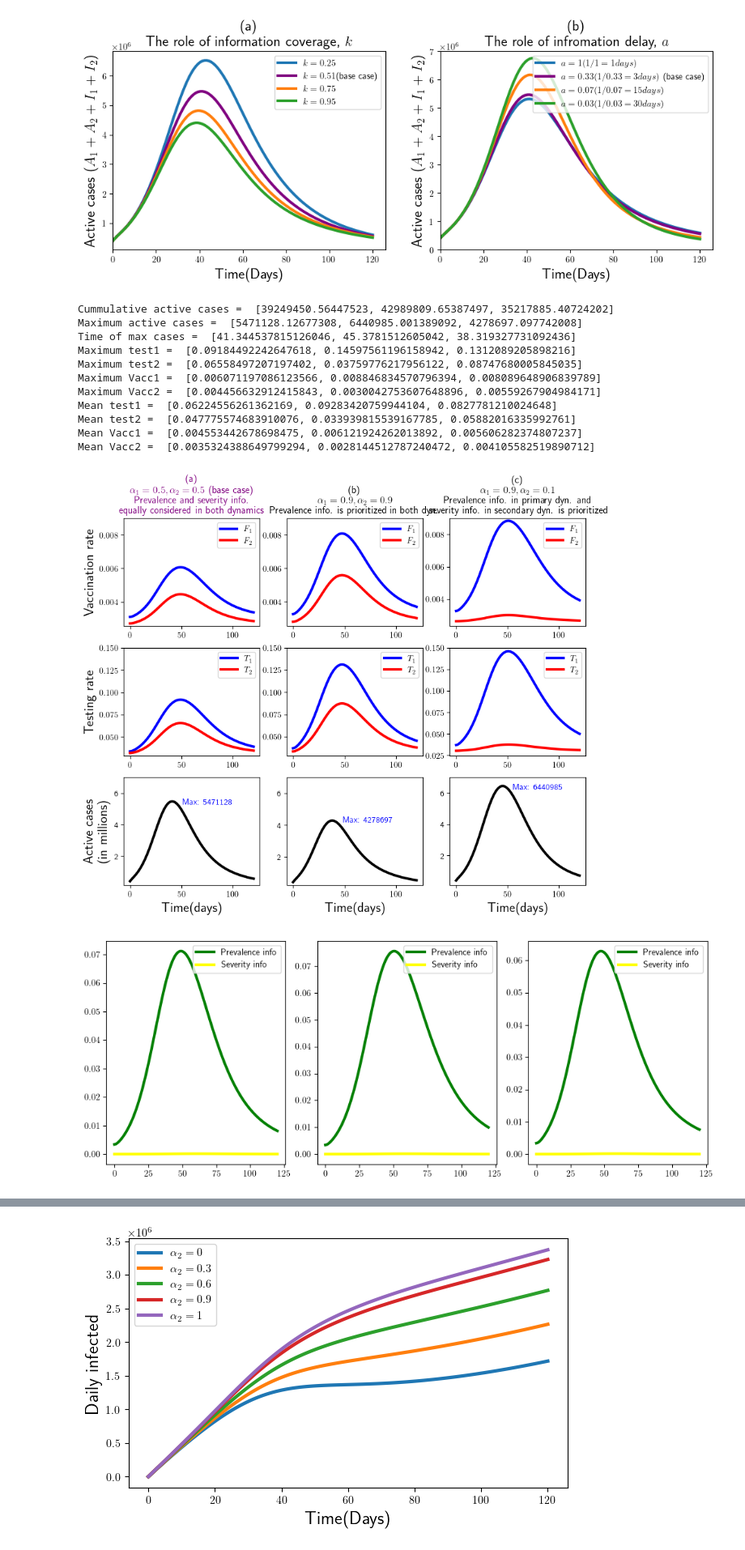
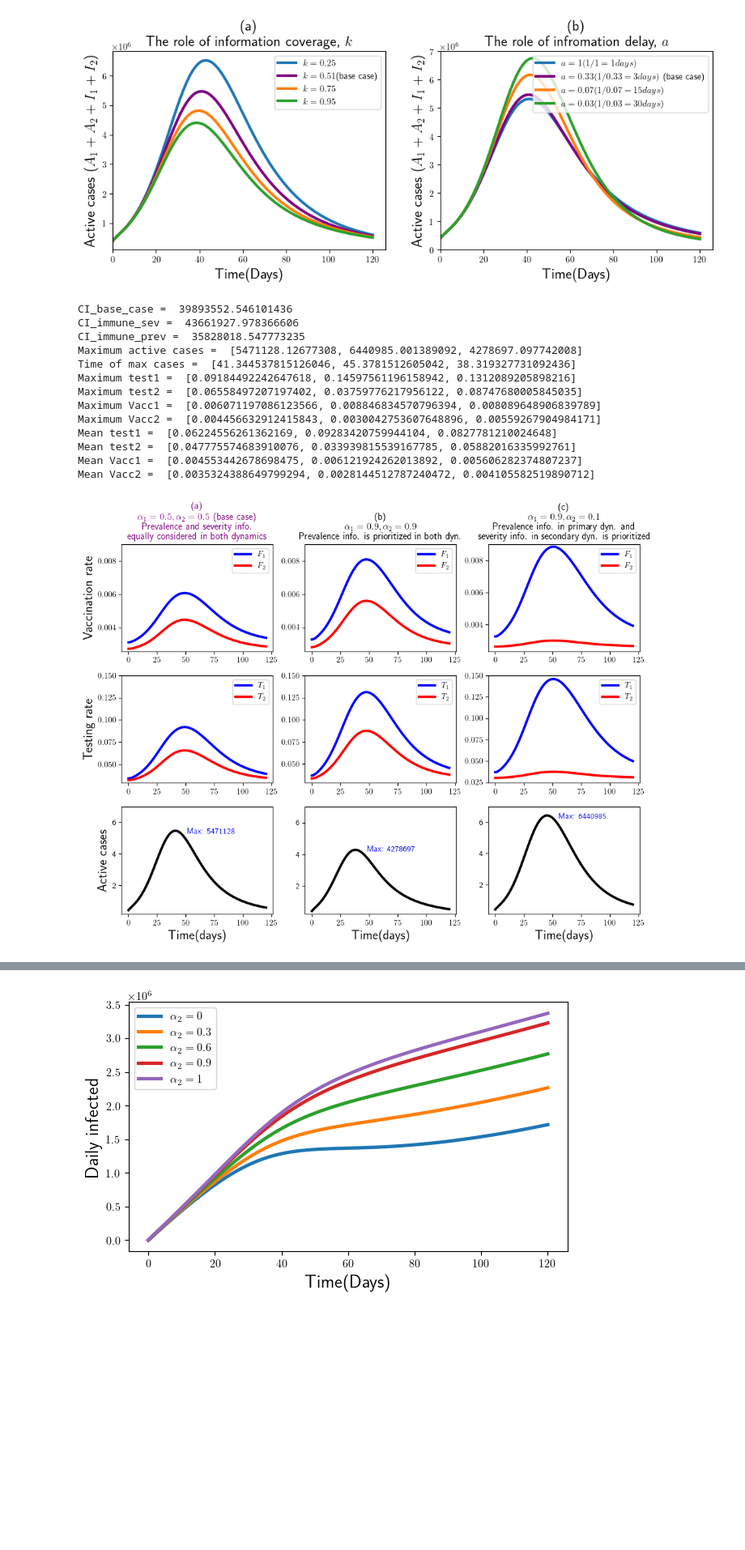
Before and after one commit to UConn-Health-Disease-Modeling/COVID-19-Behavior, a Jupyter notebook: codes/Behavioral_change_param_New_BB.ipynb, the cells around one changed output, grey strips where cells are left out. Shown at 81% size. Cells and saved outputs as stored; diff of their text form; code cells hidden in the pictures; blank space fills up the shorter version.

```diff
--- a/codes/Behavioral_change_param_New_BB.ipynb
+++ b/codes/Behavioral_change_param_New_BB.ipynb
@@ -228,9 +228,11 @@ MeanTest_1 = []; MeanTest_2 =[]
 MaxVac_1 = []; MaxVac_2 = []
 MeanVac_1 = []; MeanVac_2 = []
 Cum_Inc = []
+Cum_infectious1 = np.zeros(len(t));
 alpha = [0.1,0.5,0.9]
 fig, axs = plt.subplots(3,3,figsize=(10,8))
-fig, axs1 = plt.subplots(1,3, figsize =(10,4))
+# fig, axs1 = plt.subplots(1,3, figsize =(10,4))
+# fig, axs2 = plt.subplots(figsize =(10,4))
 for j in [0,1,2]:
     if j == 1:
         alpha1 = alpha[j+1]; alpha2 = alpha[j-1]
@@ -252,6 +254,29 @@ for j in [0,1,2]:
     MeanVac_1.append(np.mean(Vac1)); MeanVac_2.append(np.mean(Vac2))
     Max_cases.append(max(In1)); Time_max.append(t[np.argmax(In1)])
     Cum_Inc.append(np.cumsum(New_active_cases)[-1])
+
+    Cum_infectious1[0] = A1_0 + A2_0 + I1_0 + I2_0; #Cum_tested1[0] = IT1_0 + IT2_0; Cum_hosp1[0] = H_0; Cum_vacc1[0] = V1_0 + V2_0
+
+    for i0 in range(1,len(t)):
+        Test1_1 = T10 + (Tmax -T10)*(alpha1* np.divide(D*x[:i0+1,16],(1+D*x[:i0+1,16])) + (1-alpha1)* np.divide(B*x[:i0+1,17],(1+B*x[:i0+1,17])))
+        Test2_1 = T10 + (Tmax -T10)*(alpha2* np.divide(theta*D*x[:i0+1,16],(1+theta*D*x[:i0+1,16])) + (1-alpha2)* np.divide(theta*B*x[:i0+1,17],(1+theta*B*x[:i0+1,17])))
+
+        Vac1_1 = F10 + (Fmax -F10)*(alpha1*np.divide(Dtilde*x[:i0+1,16],(1+Dtilde*x[:i0+1,16])) + (1-alpha1)*np.divide(Btilde*x[:i0+1,17],(1+Btilde*x[:i0+1,17])))
+        Vac2_1 = F20 + (Fmax -F20)*(alpha2* np.divide(theta*Dtilde*x[:i0+1,16],(1+theta*Dtilde*x[:i0+1,16])) + (1-alpha2)* np.divide(theta*Btilde*x[:i0+1,17],(1+theta*Btilde*x[:i0+1,17])))
+
+        Cum_infectious1[i0] = A1_0 + A2_0 + I1_0 + I2_0 + np.trapz(eps*(x[:i0+1,5] + x[:i0+1,6] ), t[:i0+1])
+
+    if j == 0:
+        CI_base = Cum_infectious1[-1]
+    elif j == 1:
+        CI_immune_sev = Cum_infectious1[-1]
+    elif j == 2:
+        CI_immune_prev = Cum_infectious1[-1]
+
+        # Cum_hosp1[i0] = H_0 + np.trapz(h1*x[:i0+1,11] + h2*x[:i0+1,12], t[:i0+1])
+        # Cum_vacc1[i0] = V1_0 + V2_0 + np.trapz(np.multiply(Vac1_1,x[:i0+1,0]) + np.multiply(Vac2_1,(x[:i0+1,1]+x[:i0+1,2])),t[:i0+1])
+        # Cum_tested1[i0] = IT1_0 + IT2_0 + np.trapz(np.multiply(Test1_1,(xi*x[:i0+1,7]+ x[:i0+1,9])) + np.multiply(Test2_1,(xi*x[:i0+1,8]+ x[:i0+1,10])),t[:i0+1])
+
     if j==0:
         axs[0,0].plot(t,Vac1,label='$F_1$',color = 'blue', lw =3)
         axs[0,0].plot(t,Vac2,label='$F_2$',color = 'r', lw =3)
@@ -261,7 +286,7 @@ for j in [0,1,2]:
         axs[2,0].set_ylim(top=7000000)
         axs[2,0].set_xlabel('Time(days)',fontsize=16)
         axs[2,0].text(Time_max[0]+10, Max_cases[0]-300000, f'Max: {Max_cases[0]:.0f}', ha='left', va='bottom', color='blue')
-        axs[2,0].set_ylabel('Active cases \n (in millions)',fontsize=16)
+        axs[2,0].set_ylabel('Active cases',fontsize=16)
         axs[2,0].yaxis.set_major_formatter(FuncFormatter(millions_formatter))
         axs[0,0].set_ylim(top=0.009)
         axs[1,0].set_ylim(top=0.15)
@@ -275,9 +300,10 @@ for j in [0,1,2]:
         axs[0,0].set_title('(a)\n' + r'$\alpha_1 = 0.5, \alpha_2 = 0.5 $ (base case)' + '\n Prevalence and severity info. \n equally considered in both dynamics', color = 'purple')
         axs[0,0].legend()
         axs[1,0].legend()
-        axs1[0].plot(t,x[:,16],label='Prevalence info',color = 'green', lw =3)
-        axs1[0].plot(t,x[:,17],label='Severity info',color = 'yellow', lw =3)
-        axs1[0].legend()
+        # axs1[0].plot(t,x[:,16],label='Prevalence info',color = 'green', lw =3)
+        # axs1[0].plot(t,x[:,17],label='Severity info',color = 'yellow', lw =3)
+        # axs1[0].legend()
+        # axs2.plot(t,x[:,13])
     elif j==1:
         axs[0,2].plot(t,Vac1,label='$F_1$',color = 'blue', lw =3)
         axs[0,2].plot(t,Vac2,label='$F_2$',color = 'r', lw =3)
@@ -300,9 +326,9 @@ for j in [0,1,2]:
         axs[0,2].set_title('(c)\n' + r'$\alpha_1 = 0.9, \alpha_2 = 0.1 $' + '\n Prevalence info. in primary dyn. and \n severity info.  in secondary dyn. is prioritized')
         axs[0,2].legend()
         axs[1,2].legend()
-        axs1[1].plot(t,x[:,16],label='Prevalence info',color = 'green', lw =3)
-        axs1[1].plot(t,x[:,17],label='Severity info',color = 'yellow', lw =3)
-        axs1[1].legend()
+        # axs1[1].plot(t,x[:,16],label='Prevalence info',color = 'green', lw =3)
+        # axs1[1].plot(t,x[:,17],label='Severity info',color = 'yellow', lw =3)
+        # axs1[1].legend()
     elif j==2:
         axs[0,1].plot(t,Vac1,label='$F_1$',color = 'blue', lw =3)
         axs[0,1].plot(t,Vac2,label='$F_2$',color = 'r', lw =3)
@@ -325,9 +351,9 @@ for j in [0,1,2]:
         axs[0,1].set_title('(b)\n' + r'$\alpha_1 = 0.9, \alpha_2 = 0.9 $' + '\n Prevalence info. is prioritized in both dyn.')
         axs[0,1].legend()
         axs[1,1].legend()
-        axs1[2].plot(t,x[:,16],label='Prevalence info',color = 'green', lw =3)
-        axs1[2].plot(t,x[:,17],label='Severity info',color = 'yellow', lw =3)
-        axs1[2].legend()
+        # axs1[2].plot(t,x[:,16],label='Prevalence info',color = 'green', lw =3)
+        # axs1[2].plot(t,x[:,17],label='Severity info',color = 'yellow', lw =3)
+        # axs1[2].legend()
     # elif j==4:
     #     axs[0,3].plot(t,Vac1,label='$F_1$',color = 'blue', lw =3)
     #     axs[0,3].plot(t,Vac2,label='$F_2$',color = 'r', lw =3)
@@ -361,38 +387,41 @@ for j in [0,1,2]:
     #     # axs[3,4].set_xlabel('Time(Days)',fontsize=16)
     #     # axs[0,4].set_ylabel('Vaccination rate',fontsize=16)
     #     # axs[1,4].set_ylabel('Testing rate',fontsize=16)
     #     axs[0,4].set_title('(e)\n' + r'$\alpha_1 = 1, \alpha_2 = 1 $' + '\n Only prevalence info. in both dyn.')
     #     axs[0,4].legend()
     #     axs[1,4].legend()
 
 
 plt.tight_layout()
-plt.savefig('vacc_test_rate_New_BB.pdf', dpi = 600)
-print('Cummulative active cases = ', Cum_Inc)
+plt.savefig('vacc_test_rate_New_BB.png', dpi = 600)
+print('CI_base_case = ', CI_base)
+print('CI_immune_sev = ', CI_immune_sev)
+print('CI_immune_prev = ', CI_immune_prev)
 print('Maximum active cases = ', Max_cases)
 print('Time of max cases = ', Time_max)
 print('Maximum test1 = ', MaxTest_1)
 print('Maximum test2 = ', MaxTest_2)
 print('Maximum Vacc1 = ', MaxVac_1)
 print('Maximum Vacc2 = ', MaxVac_2)
 print('Mean test1 = ', MeanTest_1)
 print('Mean test2 = ', MeanTest_2)
 print('Mean Vacc1 = ', MeanVac_1)
 print('Mean Vacc2 = ', MeanVac_2)
 # %% [output]
-Cummulative active cases =  [39249450.56447523, 42989809.65387497, 35217885.40724202]
+CI_base_case =  39893552.546101436
+CI_immune_sev =  43661927.978366606
+CI_immune_prev =  35828018.547773235
 Maximum active cases =  [5471128.12677308, 6440985.001389092, 4278697.097742008]
 Time of max cases =  [41.344537815126046, 45.3781512605042, 38.319327731092436]
 Maximum test1 =  [0.09184492242647618, 0.14597561196158942, 0.1312089205898216]
 Maximum test2 =  [0.06558497207197402, 0.03759776217956122, 0.08747680005845035]
 Maximum Vacc1 =  [0.006071197086123566, 0.008846834570796394, 0.008089648906839789]
 Maximum Vacc2 =  [0.004456632912415843, 0.0030042753607648896, 0.00559267904984171]
 Mean test1 =  [0.06224556261362169, 0.09283420759944104, 0.0827781210024648]
 Mean test2 =  [0.047775574683910076, 0.033939815539167785, 0.05882016335992761]
 Mean Vacc1 =  [0.004553442678698475, 0.006121924262013892, 0.005606282374807237]
 Mean Vacc2 =  [0.0035324388649799294, 0.0028144512787240472, 0.004105582519890712]
-[figure, old version]
+[figure, new version]
-[figure, removed]
 # %%
 def millions_formatter(x, pos):
     return f'{(x / 1000000):.0f}'
```
Also changed, not shown: 2 other files.
